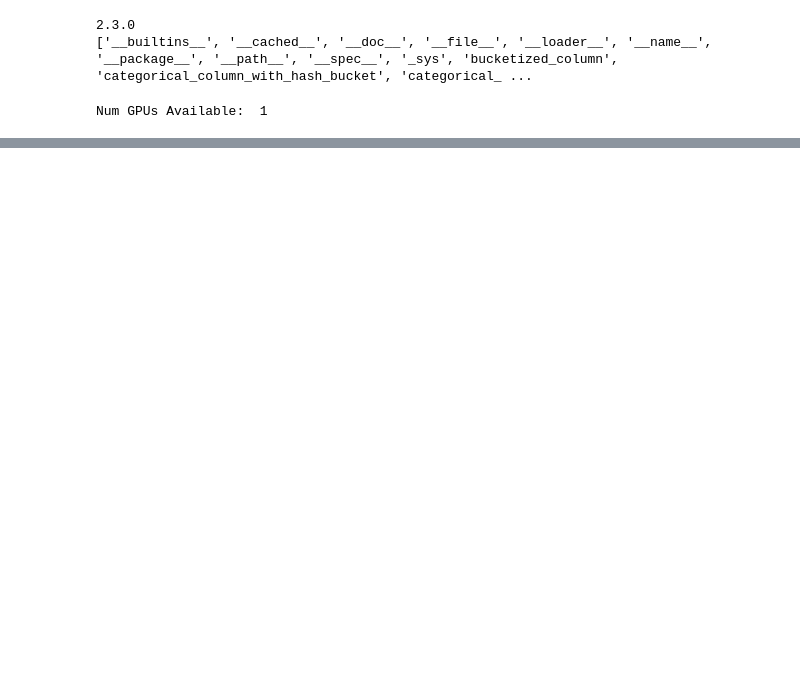
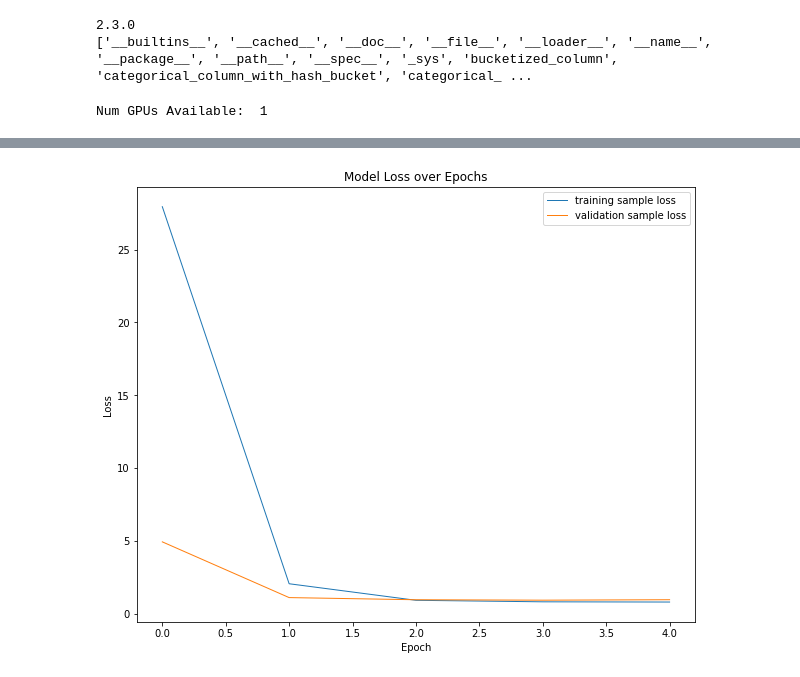
Before and after one commit to hmyin516/EPE_Machine_Learning, a Jupyter notebook: LBN/train/LBN_5Class.ipynb, the cells around one changed output, grey strips where cells are left out. Saved outputs shown, nothing was run; the diff lists cells and outputs as text; code cells hidden in the pictures; blank space fills up the shorter version.

```diff
--- a/LBN/train/LBN_5Class.ipynb
+++ b/LBN/train/LBN_5Class.ipynb
@@ -370,0 +266,4 @@ y_pred = makeRoc(x_test, y_test, labels, model, outputSuffix='lbn-5tag')
+# %%
+learningCurve(history)
+# %% [output]
+[figure, added]
```
Also changed, not shown: parts of 40 cells of this notebook, 1 other file.
